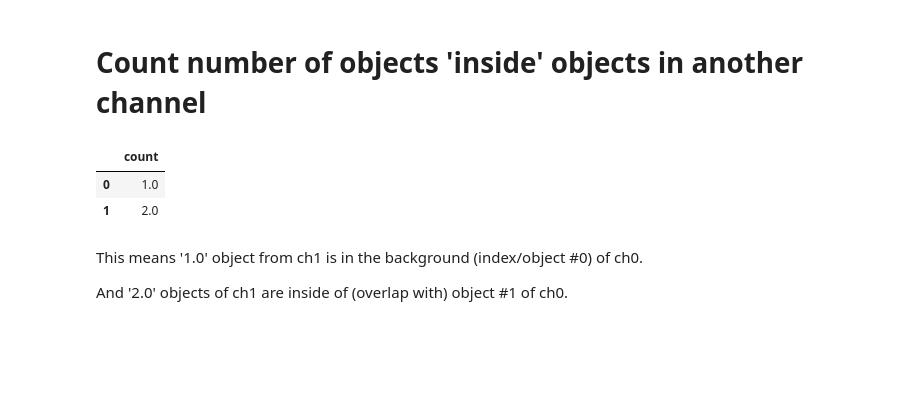
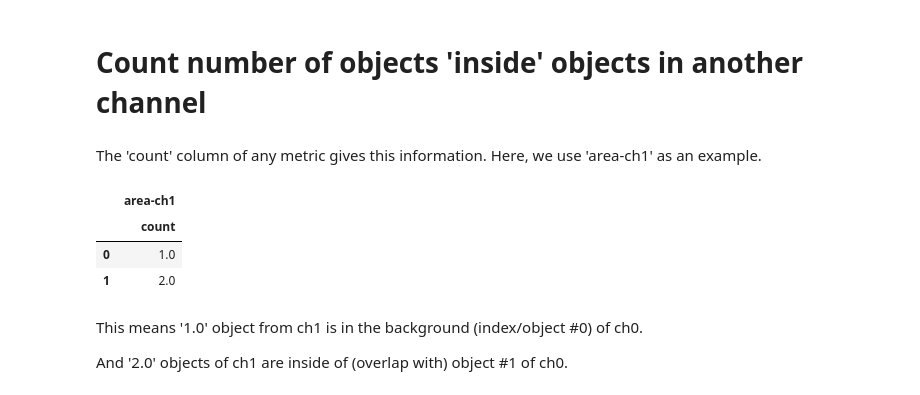
Before and after one commit to haesleinhuepf/napari-skimage-regionprops, a Jupyter notebook: demo/Regionprops_map_channels.ipynb, the cells around one changed output. Cells and saved outputs as stored; diff of their text form; code cells hidden in the pictures; blank space fills up the shorter version.

Commit message:
update examples
- also sort table row indices in ascending order

```diff
--- a/demo/Regionprops_map_channels.ipynb
+++ b/demo/Regionprops_map_channels.ipynb
@@ -73,10 +73,13 @@ table_list[0]
 2 rows × 33 columns
 # %% [markdown]
 # Count number of objects 'inside' objects in another channel
+# %% [markdown]
+The 'count' column of any metric gives this information. Here, we use 'area-ch1' as an example.
 # %%
-counts = pd.DataFrame(table_list[0]['area-ch1']['count'])
+counts = pd.DataFrame(table_list[0][('area-ch1', 'count')])
 counts
 # %% [output]
+|  | area-ch1 |
 |  | count |
 | 0 | 1.0 |
 | 1 | 2.0 |
```
Also changed, not shown: parts of 6 cells of this notebook, 2 other files.
